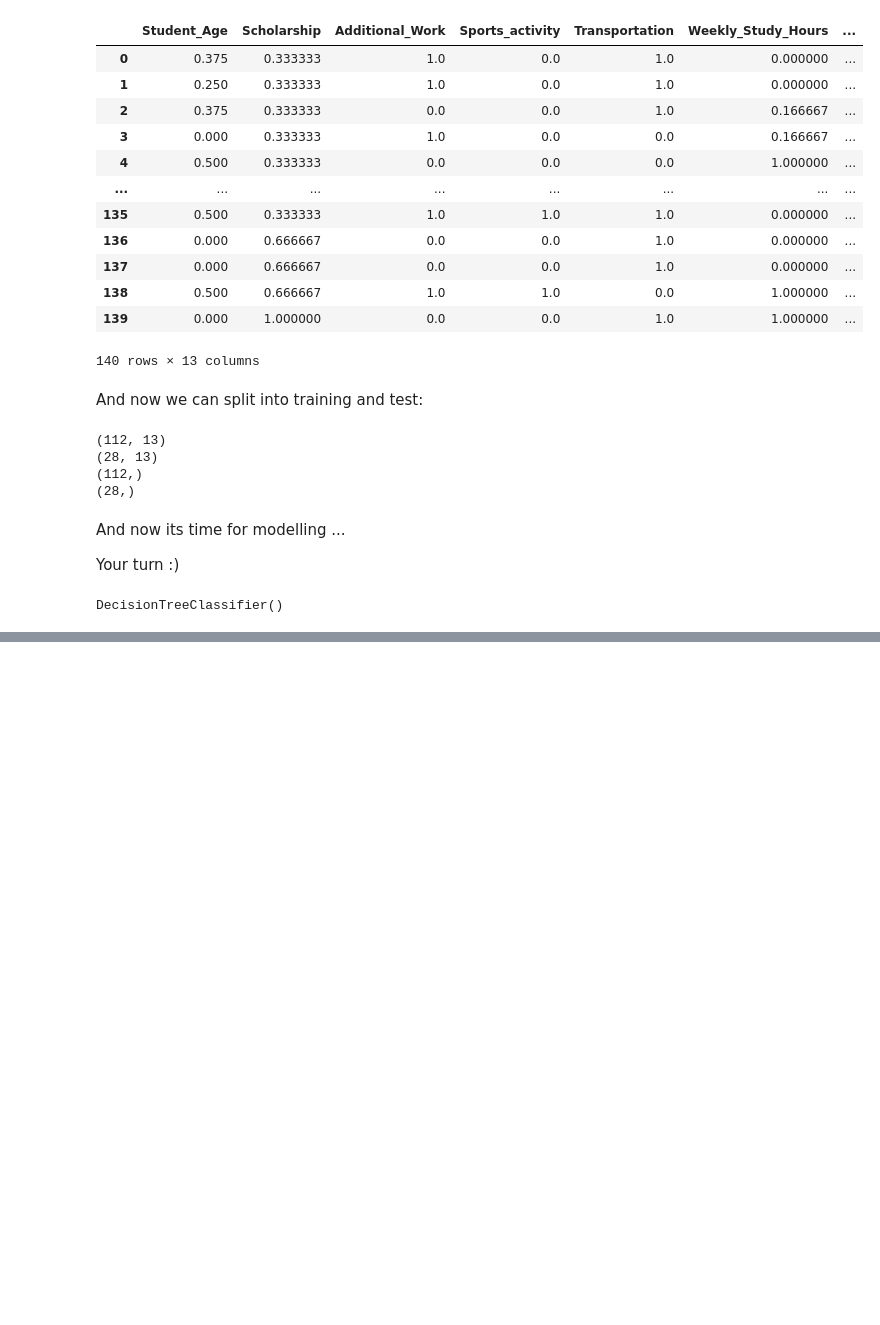
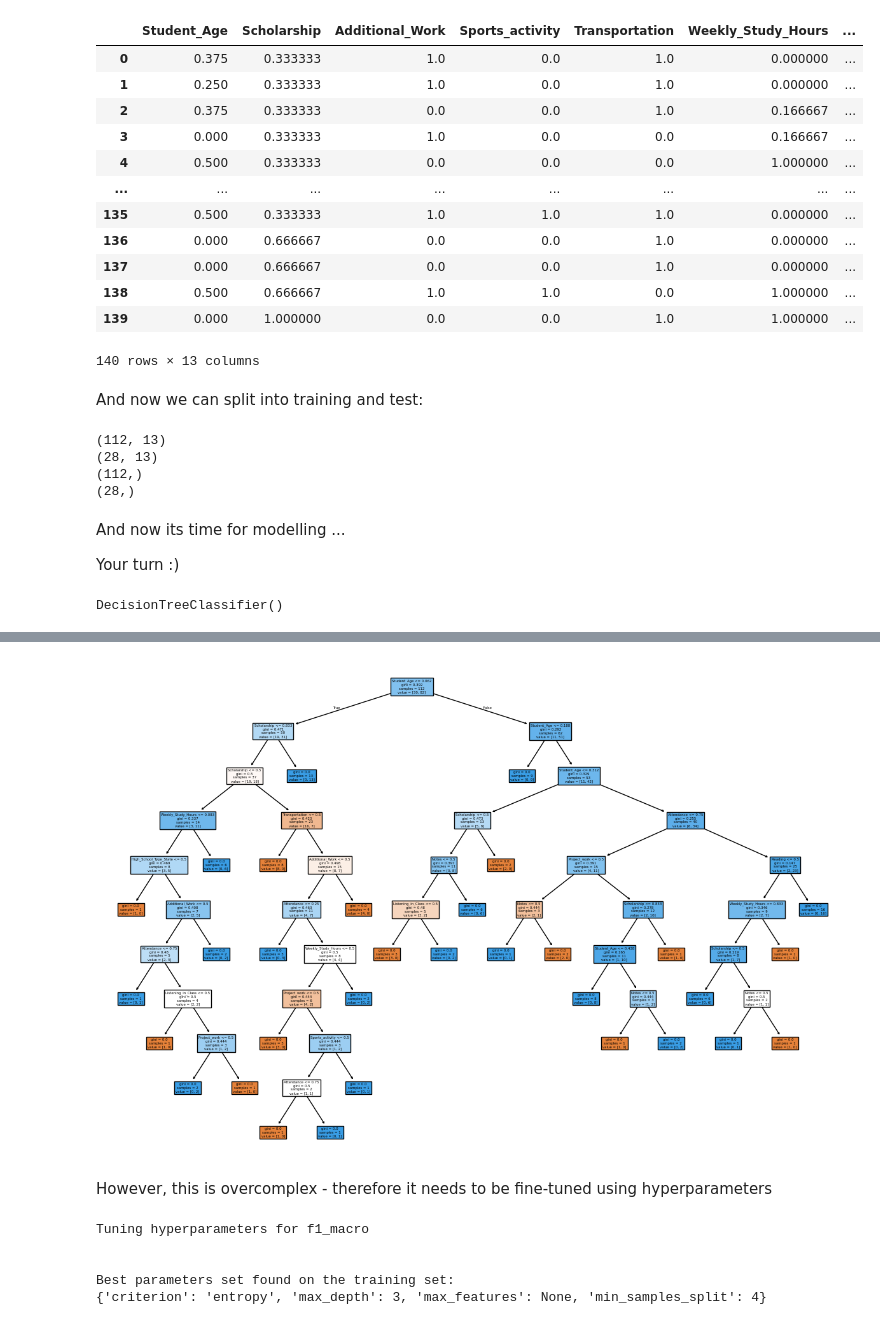
Before and after one commit to dhkarnati-dotcom/dhkarnati-DataScience-GenAI-Submissions, a Jupyter notebook: 5_02_Modelling_Hackathon.ipynb, the cells around one changed output, grey strips where cells are left out. Drawn from its saved outputs; the diff is of its cells as text; code cells hidden in the pictures; blank space fills up the shorter version.

```diff
--- a/5_02_Modelling_Hackathon.ipynb
+++ b/5_02_Modelling_Hackathon.ipynb
@@ -302,0 +376,44 @@ DecisionTreeClassifier()
+# %%
+from sklearn.tree import plot_tree
+import matplotlib.pyplot as plt
+
+plt.figure(figsize=(15, 10))
+plot_tree(DTC_model, filled=True, feature_names=X_train.columns)
+plt.show()
+# %% [output]
+[figure, added]
+# %% [markdown]
+However, this is overcomplex - therefore it needs to be fine-tuned using hyperparameters
+# %%
+from sklearn.model_selection import RandomizedSearchCV
+from scipy.stats import uniform, randint
+
+# this is the list of parameters we will tune. Some are fixed values some are distributions
+tuned_parameters = {
+    'criterion': ['gini', 'entropy'],
+    'max_depth': randint(3, 9),  # Draw from a uniform distribution between 3 and 15
+    'min_samples_split': randint(3, 9),  # Draw from a uniform distribution between 2 and 10
+    'max_features': ['sqrt', 'log2', None]
+}
+
+# we will tune against f1_macro (to find the best choice)
+score = 'f1_macro' # arbitrary choice
+
+print(f"Tuning hyperparameters for {score}")
+print("\n")
+
+# do the search using 5 folds/chunks
+clf = RandomizedSearchCV(DTC(), tuned_parameters, cv=5, random_state=1984,
+                         scoring= score, n_iter=20, refit=True)
+
+# pass the data to fit/train
+clf.fit(X_train, Y_train)
+
+print("Best parameters set found on the training set:")
+print(clf.best_params_)
+# %% [output]
+Tuning hyperparameters for f1_macro
+
+
+Best parameters set found on the training set:
+{'criterion': 'entropy', 'max_depth': 3, 'max_features': None, 'min_samples_split': 4}
```
Also changed, not shown: parts of 11 cells of this notebook.
